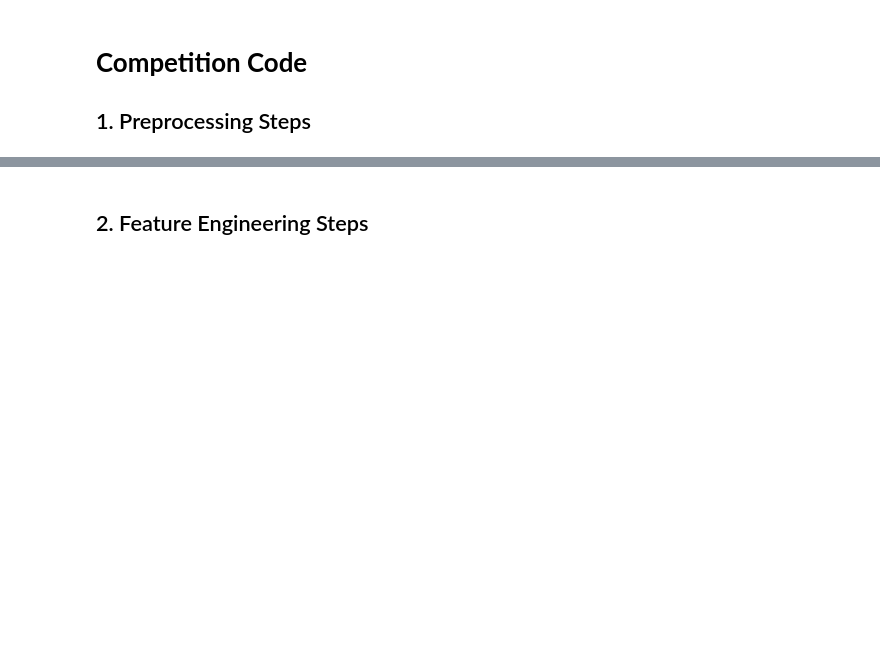
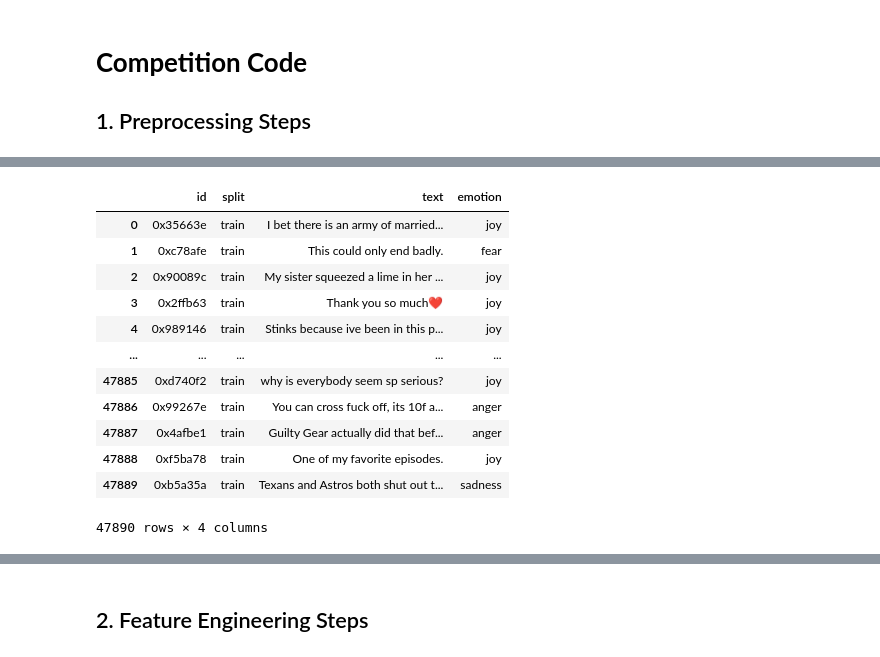
Before and after one commit to kevinchien920819/DM2025-Lab2-Exercise, a Jupyter notebook: DM2025-Lab2-Homework.ipynb, the cells around one changed output, grey strips where cells are left out. Cells and saved outputs as stored; diff of their text form; code cells hidden in the pictures; blank space fills up the shorter version.

```diff
--- a/DM2025-Lab2-Homework.ipynb
+++ b/DM2025-Lab2-Homework.ipynb
@@ -151,0 +164,28 @@ Markdown Syntax to Add Image: `![Description of the Image](./your_local_folder/n
+# %%
+### Add the code related to the preprocessing steps in cells inside this section
+import pandas as pd
+import json
+import re
+import plotly.express as px
+from sentence_transformers import SentenceTransformer
+from sklearn.model_selection import train_test_split
+from sklearn.feature_extraction.text import TfidfVectorizer
+from sklearn.linear_model import LogisticRegression
+from sklearn.svm import LinearSVC
+from sklearn.metrics import f1_score
+
+# load json raw data
+with open('kaggle_dataset/final_posts.json', 'r') as f:
+    raw_posts = json.load(f)
+records = []
+for item in raw_posts:
+    try:
+        post = item["root"]["_source"]["post"]
+        pid = post["post_id"]
+        text = post.get("text", "")
+        records.append((pid, text))
+    except Exception:
+        continue
+posts_df = pd.DataFrame(records, columns=["id", "text"])
+
+posts_df
@@ -151,0 +210,5 @@ Markdown Syntax to Add Image: `![Description of the Image](./your_local_folder/n
+# %%
+data_identification = pd.read_csv('kaggle_dataset/data_identification.csv')
+data_merged = data_identification.merge(posts_df, on="id", how="left")
+
+data_merged
@@ -151,0 +229,21 @@ Markdown Syntax to Add Image: `![Description of the Image](./your_local_folder/n
+# %%
+emotion = pd.read_csv('kaggle_dataset/emotion.csv')
+# Build train and test sets
+train_df = data_merged[data_merged["split"] == "train"].merge(emotion, on="id", how="left")
+test_df = data_merged[data_merged["split"] == "test"].copy()
+# %%
+train_df
+# %% [output]
+|  | id | split | text | emotion |
+| 0 | 0x35663e | train | I bet there is an army of married... | joy |
+| 1 | 0xc78afe | train | This could only end badly. | fear |
+| 2 | 0x90089c | train | My sister squeezed a lime in her ... | joy |
+| 3 | 0x2ffb63 | train | Thank you so much❤️ | joy |
+| 4 | 0x989146 | train | Stinks because ive been in this p... | joy |
+| ... | ... | ... | ... | ... |
+| 47885 | 0xd740f2 | train | why is everybody seem sp serious? | joy |
+| 47886 | 0x99267e | train | You can cross fuck off, its 10f a... | anger |
+| 47887 | 0x4afbe1 | train | Guilty Gear actually did that bef... | anger |
+| 47888 | 0xf5ba78 | train | One of my favorite episodes. | joy |
+| 47889 | 0xb5a35a | train | Texans and Astros both shut out t... | sadness |
+47890 rows × 4 columns
```
Also changed, not shown: parts of 19 cells of this notebook, 4 other files.
